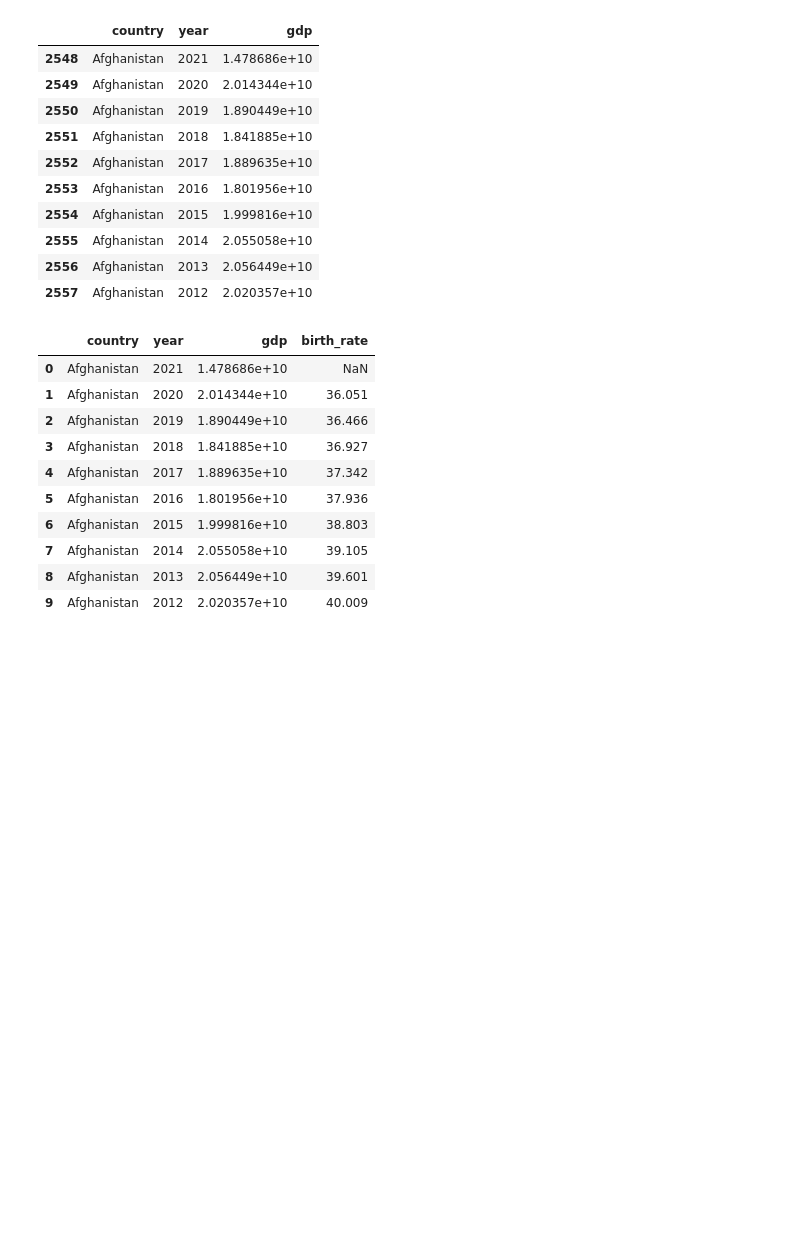
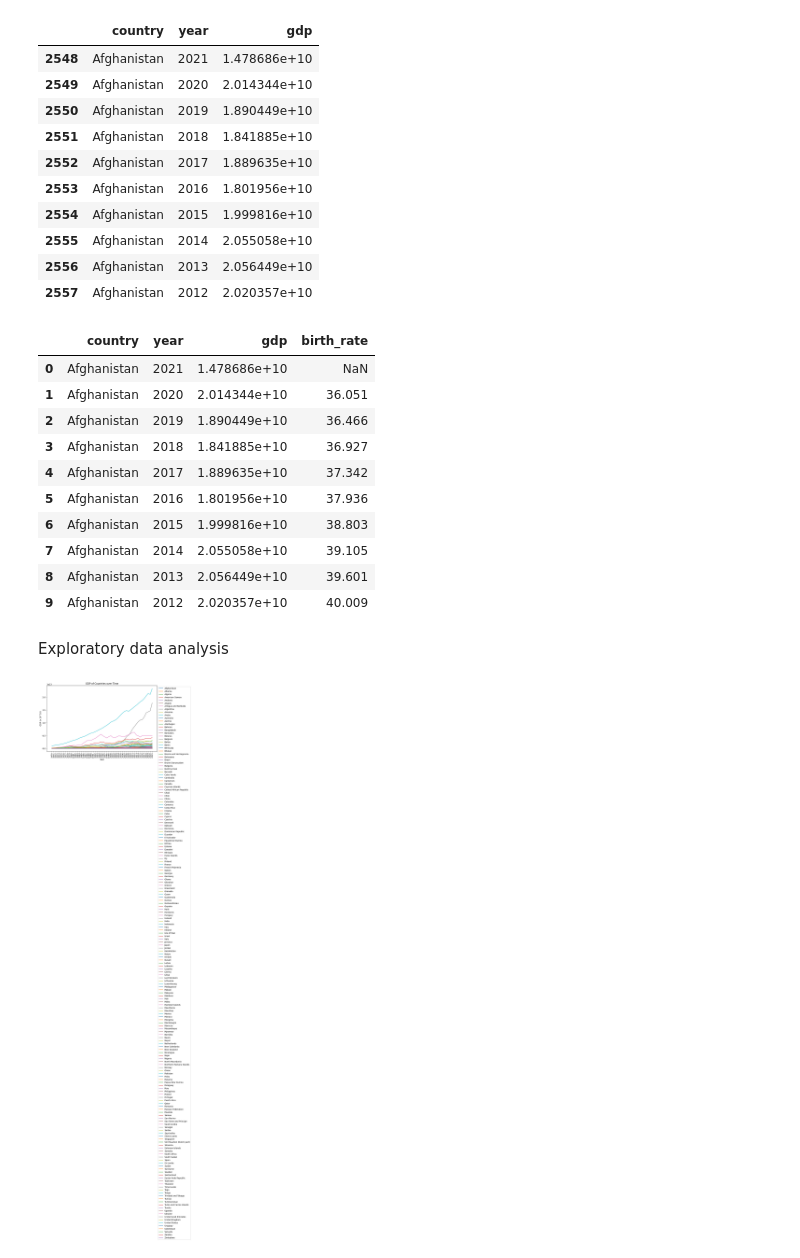
Before and after one commit to iglesias-johnluke/iglesias-johnluke.github.io, a Jupyter notebook: tutorial.ipynb, the cells around one changed output. Drawn from its saved outputs; the diff is of its cells as text; code cells hidden in the pictures; blank space fills up the shorter version.

```diff
--- a/tutorial.ipynb
+++ b/tutorial.ipynb
@@ -160,3 +162,24 @@ df.head(10)
 | 7 | Afghanistan | 2014 | 2.055058e+10 | 39.105 |
 | 8 | Afghanistan | 2013 | 2.056449e+10 | 39.601 |
 | 9 | Afghanistan | 2012 | 2.020357e+10 | 40.009 |
+# %% [markdown]
+Exploratory data analysis
+# %%
+fig, ax = plt.subplots(figsize=(10, 6))
+
+for country in df.country.unique():
+    sub_df = df[df.country == country]
+    ax.plot(sub_df.year, sub_df.gdp, label=country)
+
+ax.set_xlabel('Year')
+ax.set_ylabel('GDP (x (10^10)) Dollars')
+ax.set_title('GDP of Countries over Time')
+ax.legend(loc='upper left', bbox_to_anchor=(1, 1))
+# rotate the x-ticks by 45 degrees
+plt.xticks(rotation=90)
+# flip the x-axis
+ax.invert_xaxis()
+
+plt.show()
+# %% [output]
+[figure, added]
```
Also changed, not shown: parts of 2 cells of this notebook, 1 other file.
